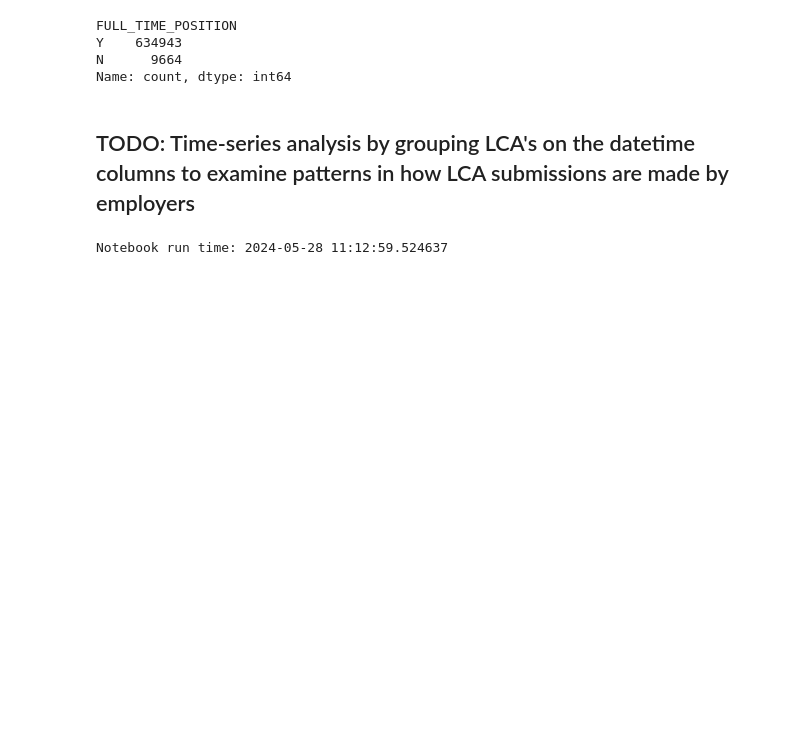
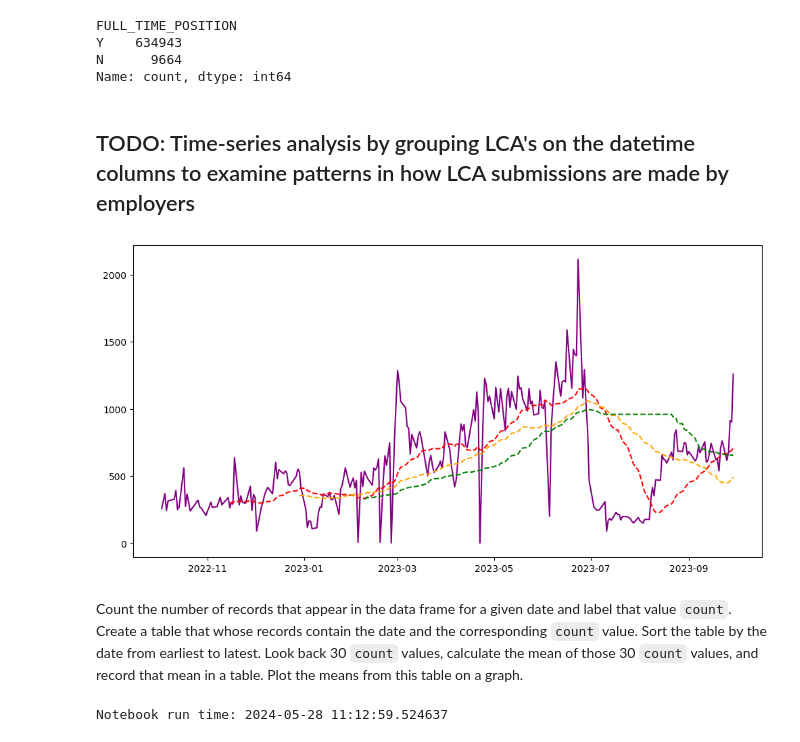
Before and after one commit to Tinashe-04/CareerPalz, a Jupyter notebook: LCA_Disclosure_Data_FY2023_complete_year.ipynb, the cells around one changed output. Saved outputs shown, nothing was run; the diff lists cells and outputs as text; code cells hidden in the pictures; blank space fills up the shorter version.

Commit message:
Added time-series data for all employers

```diff
--- a/LCA_Disclosure_Data_FY2023_complete_year.ipynb
+++ b/LCA_Disclosure_Data_FY2023_complete_year.ipynb
@@ -1364,3 +1364,14 @@ N      9664
 Name: count, dtype: int64
 # %% [markdown]
 ## TODO: Time-series analysis by grouping LCA's on the datetime columns to examine patterns in how LCA submissions are made by employers
+# %%
+# Let's use the DECISION_DATE to determine how certified LCAs changed in their numbers over time by counting the number of records received each day for the entire year
+fig, ax = plt.subplots(figsize=(12, 6))
+ax.plot(certified_h1b_renewed['DECISION_DATE'].value_counts().sort_index(), linestyle='-', color='purple');
+ax.plot(certified_h1b_renewed['DECISION_DATE'].value_counts().sort_index().rolling(window=30).mean(), linestyle='--', color='red');
+ax.plot(certified_h1b_renewed['DECISION_DATE'].value_counts().sort_index().rolling(window=60).mean(), linestyle='--', color='orange');
+ax.plot(certified_h1b_renewed['DECISION_DATE'].value_counts().sort_index().rolling(window=90).median(), linestyle='--', color='green');
+# %% [output]
+[figure, added]
+# %% [markdown]
+Count the number of records that appear in the data frame for a given date and label that value `count`. Create a table that whose records contain the date and the corresponding `count` value. Sort the table by the date from earliest to latest. Look back 30 `count` values, calculate the mean of those 30 `count` values, and record that mean in a table. Plot the means from this table on a graph.
```
Also changed, not shown: parts of 1 cell of this notebook.
